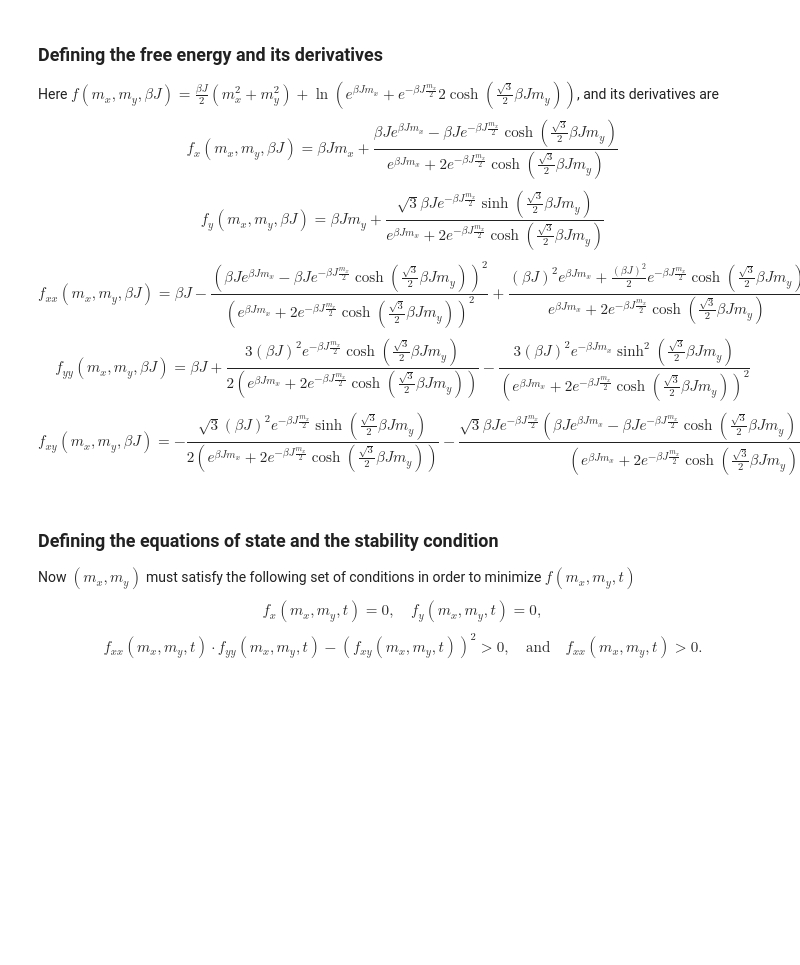
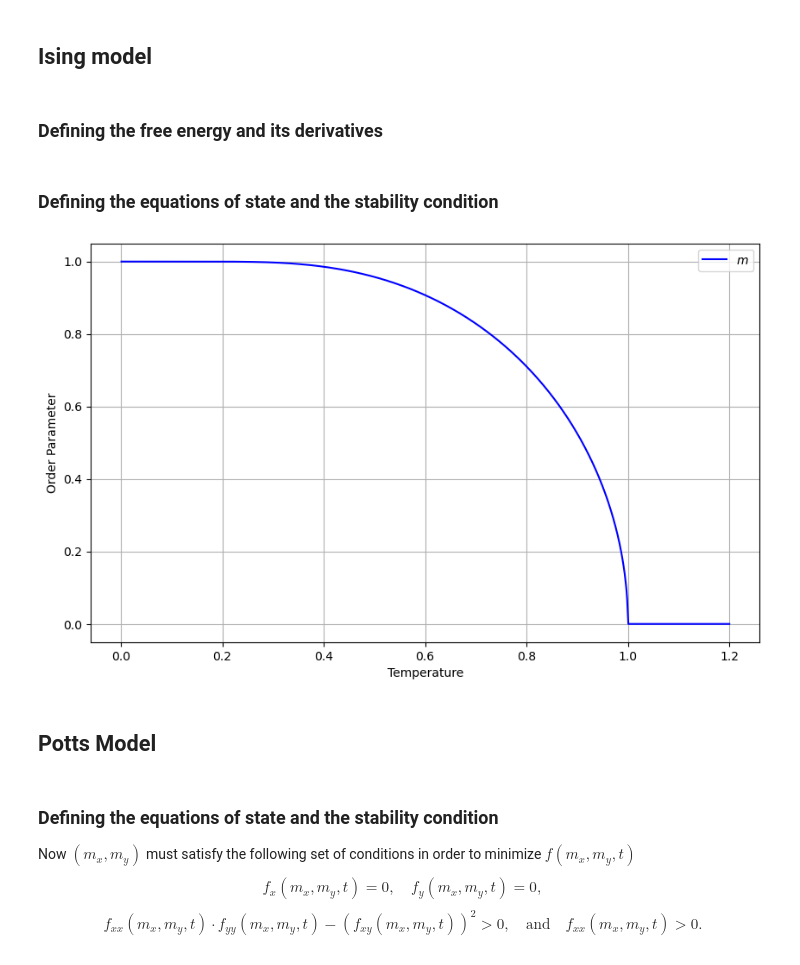
Before and after one commit to Gabrielkrzyzanowski/Master_Research, a Jupyter notebook: Potts_Model.ipynb, the cells around one changed output. Drawn from its saved outputs; the diff is of its cells as text; code cells hidden in the pictures; blank space fills up the shorter version.

Commit message:
added other models

```diff
--- a/Potts_Model.ipynb
+++ b/Potts_Model.ipynb
@@ -4,19 +4,48 @@
 import numpy as np
 from scipy.optimize import fsolve
 import matplotlib.pyplot as plt
-# %% [markdown]
-### Defining the free energy and its derivatives
-
-Here $f(m_x,m_y,\beta J)=\frac{\beta J}{2}(m_x^2+m_y^2) + \ln\left( e^{\beta Jm_x} + e^{-\beta J\frac{m_x}{2}}2\cosh \left( \frac{\sqrt{3}}{2}\beta Jm_y \right) \right)$, and its derivatives are
-$$f_x(m_x,m_y, \beta J)=\beta Jm_x + \frac{\beta Je^{\beta Jm_x}-\beta J e^{-\beta J \frac{m_x}{2}}\cosh \left( \frac{\sqrt{3}}{2}\beta Jm_y \right)}{e^{\beta Jm_x} + 2e^{-\beta J\frac{m_x}{2}}\cosh \left( \frac{\sqrt{3}}{2}\beta Jm_y \right)}$$
-$$f_y(m_x,m_y, \beta J)=\beta Jm_y + \frac{\sqrt{3}\beta J e^{-\beta J \frac{m_x}{2}}\sinh \left( \frac{\sqrt{3}}{2}\beta Jm_y \right)}{e^{\beta Jm_x} + 2e^{-\beta J\frac{m_x}{2}}\cosh \left( \frac{\sqrt{3}}{2}\beta Jm_y \right)}$$
-$$
-    f_{xx}(m_x,m_y, \beta J)=\beta J - \frac{\left( \beta Je^{\beta Jm_x}-\beta J e^{-\beta J \frac{m_x}{2}}\cosh \left( \frac{\sqrt{3}}{2}\beta Jm_y \right) \right)^2}{\left( e^{\beta Jm_x} + 2e^{-\beta J\frac{m_x}{2}}\cosh \left( \frac{\sqrt{3}}{2}\beta Jm_y \right) \right)^2} + \frac{(\beta J)^2e^{\beta Jm_x}+\frac{(\beta J)^2}{2} e^{-\beta J \frac{m_x}{2}}\cosh \left( \frac{\sqrt{3}}{2}\beta Jm_y \right)}{e^{\beta Jm_x} + 2e^{-\beta J\frac{m_x}{2}}\cosh \left( \frac{\sqrt{3}}{2}\beta Jm_y \right)}
-$$
-$$
-    f_{yy}(m_x,m_y, \beta J)=\beta J + \frac{3(\beta J)^2 e^{-\beta J \frac{m_x}{2}}\cosh \left( \frac{\sqrt{3}}{2}\beta Jm_y \right)}{2\left( e^{\beta Jm_x} + 2e^{-\beta J\frac{m_x}{2}}\cosh \left( \frac{\sqrt{3}}{2}\beta Jm_y \right) \right)} - \frac{3(\beta J)^2 e^{-\beta J m_x}\sinh^2 \left( \frac{\sqrt{3}}{2}\beta Jm_y \right)}{\left( e^{\beta Jm_x} + 2e^{-\beta J\frac{m_x}{2}}\cosh \left( \frac{\sqrt{3}}{2}\beta Jm_y \right) \right)^2}
-$$
-$$
-    f_{xy}(m_x,m_y, \beta J)= -\frac{\sqrt{3}(\beta J)^2 e^{-\beta J \frac{m_x}{2}}\sinh \left( \frac{\sqrt{3}}{2}\beta Jm_y \right)}{2\left( e^{\beta Jm_x} + 2e^{-\beta J\frac{m_x}{2}}\cosh \left( \frac{\sqrt{3}}{2}\beta Jm_y \right) \right)} - \frac{\sqrt{3}\beta J e^{-\beta J \frac{m_x}{2}}\left(\beta J e^{\beta J m_x} - \beta Je^{-\beta J \frac{m_x}{2}} \cosh \left( \frac{\sqrt{3}}{2}\beta Jm_y \right)\right)\sinh \left( \frac{\sqrt{3}}{2}\beta Jm_y \right)}{\left( e^{\beta Jm_x} + 2e^{-\beta J\frac{m_x}{2}}\cosh \left( \frac{\sqrt{3}}{2}\beta Jm_y \right) \right)^2}
-$$
+# %% [markdown]
+## Ising model
+# %% [markdown]
+### Defining the free energy and its derivatives
+# %%
+def f_x(m, T):
+    return m-np.tanh(m/T)
+
+def f_xx(m,T):
+    return 1-(1-(np.tanh(m/T))**2)/T
+
+def stability_condition2(m,T):
+    return True if f_xx(m,T) > 0 else False
+# %% [markdown]
+### Defining the equations of state and the stability condition
+# %%
+# Solve for a range of temperatures
+T_vals = np.linspace(0.001, 1.2, 1000)
+m_vals = []
+
+for t in T_vals:
+    sol = fsolve(lambda m: f_x(m,t), [10,10])  # Initial guess [0, 0]
+    m_vals.append(sol[0])
+
+m_stable=[]
+T_stable=[]
+
+for i in range(len(T_vals)):
+    if  stability_condition2(m_vals[i],T_vals[i]):
+        m_stable.append(m_vals[i])
+        T_stable.append(T_vals[i])
+
+# Plot
+fig3=plt.figure(figsize=(10, 6))
+plt.plot(T_stable, m_stable, label=r'$m$', color='blue')
+plt.xlabel('Temperature')
+plt.ylabel('Order Parameter')
+plt.legend()
+plt.grid(True)
+plt.show()
+# %% [output]
+[figure, added]
+# %% [markdown]
+## Potts Model
 # %%
```
Also changed, not shown: parts of 9 cells of this notebook.
